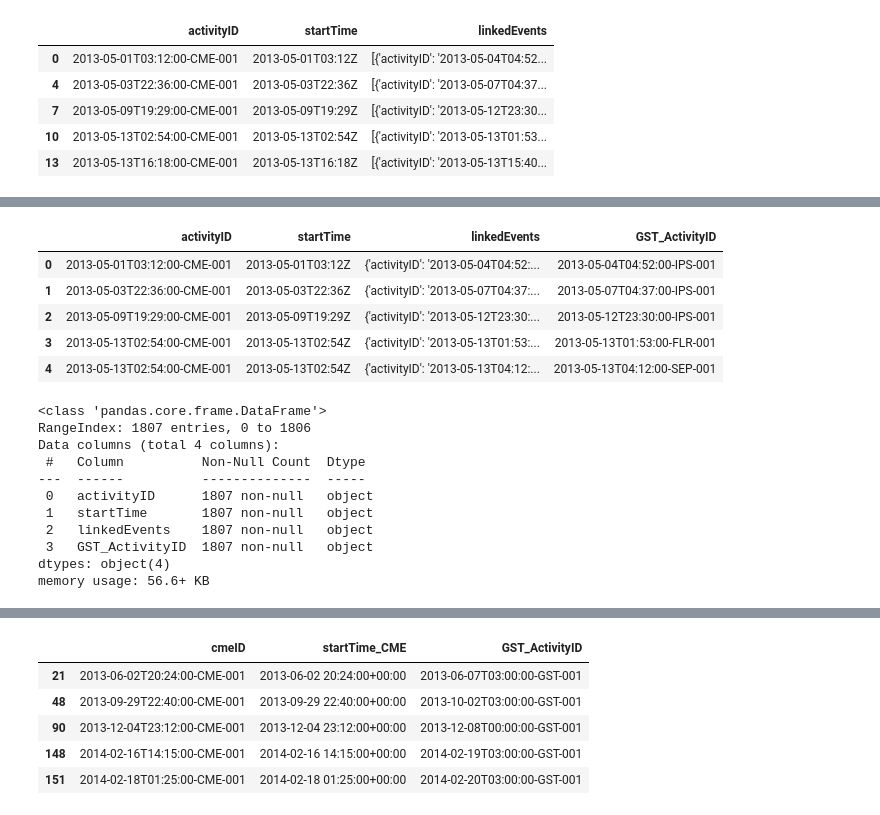
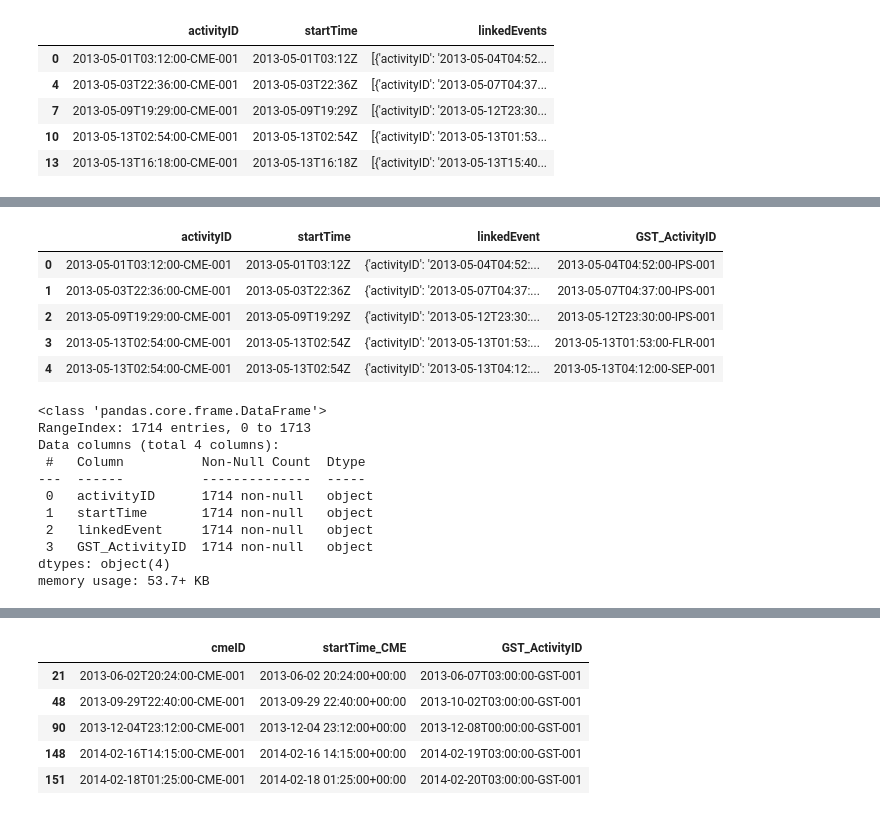
Before and after one commit to Birdfeathers/data-sourcing-challenge, a Jupyter notebook: retrieve_data.ipynb, the cells around one changed output, grey strips where cells are left out. Cells and saved outputs as stored; diff of their text form; code cells hidden in the pictures.

```diff
--- a/retrieve_data.ipynb
+++ b/retrieve_data.ipynb
@@ -89,13 +89,16 @@ cme_df.head()
 # and adds the elements individually to a list of dictionaries where each row is one element
 
 # Initialize an empty list to store the expanded rows
-
+expanded_rows = []
 
 # Iterate over each index in the DataFrame
-
+for index, row in cme_df.iterrows():
     # Iterate over each dictionary in the list
-
+    for linkedEvent in row["linkedEvents"]:
         # Append a new dictionary to the expanded_rows list for each dictionary item and corresponding 'activityID' and 'startTime' value
-
+        new_dictionary = {'activityID' : row["activityID"], 'startTime' : row['startTime'], 'linkedEvent' : linkedEvent}
+        expanded_rows.append(new_dictionary)
 # Create a new DataFrame from the expanded rows
+new_df = pd.DataFrame(expanded_rows)
+new_df.head()
 # %% [output]
@@ -109,6 +112,13 @@ cme_df.head()
 # Create a function called extract_activityID_from_dict that takes a dict as input such as in linkedEvents
 # and verify below that it works as expected using one row from linkedEvents as an example
 # Be sure to use a try and except block to handle errors
+def extract_activityID_from_dict(linkedEvent):
+    try:
+        return linkedEvent['activityID']
+    except Exception as e:
+        # Log the error or print it for
+        print("There was an error:")
+        print(e)
 
-        # Log the error or print it for debugging
+print(extract_activityID_from_dict(new_df.iloc[0,2]))
 # %% [output]
@@ -116,8 +126,10 @@ cme_df.head()
 # %%
 # Apply this function to each row in the 'linkedEvents' column (you can use apply() and a lambda function)
 # and create a new column called 'GST_ActivityID' using loc indexer:
+new_df['GST_ActivityID'] = new_df.apply(lambda row: extract_activityID_from_dict(row['linkedEvent']), axis=1)
+new_df.head()
 # %% [output]
-|  | activityID | startTime | linkedEvents | GST_ActivityID |
+|  | activityID | startTime | linkedEvent | GST_ActivityID |
 | 0 | 2013-05-01T03:12:00-CME-001 | 2013-05-01T03:12Z | {'activityID': '2013-05-04T04:52:... | 2013-05-04T04:52:00-IPS-001 |
 | 1 | 2013-05-03T22:36:00-CME-001 | 2013-05-03T22:36Z | {'activityID': '2013-05-07T04:37:... | 2013-05-07T04:37:00-IPS-001 |
 | 2 | 2013-05-09T19:29:00-CME-001 | 2013-05-09T19:29Z | {'activityID': '2013-05-12T23:30:... | 2013-05-12T23:30:00-IPS-001 |
@@ -128,16 +141,17 @@ cme_df.head()
 # %%
 # print out the datatype of each column in this DataFrame:
+new_df.info()
 # %% [output]
 <class 'pandas.core.frame.DataFrame'>
-RangeIndex: 1807 entries, 0 to 1806
+RangeIndex: 1714 entries, 0 to 1713
 Data columns (total 4 columns):
  #   Column          Non-Null Count  Dtype
 ---  ------          --------------  -----
- 0   activityID      1807 non-null   object
- 1   startTime       1807 non-null   object
- 2   linkedEvents    1807 non-null   object
- 3   GST_ActivityID  1807 non-null   object
+ 0   activityID      1714 non-null   object
+ 1   startTime       1714 non-null   object
+ 2   linkedEvent     1714 non-null   object
+ 3   GST_ActivityID  1714 non-null   object
 dtypes: object(4)
-memory usage: 56.6+ KB
+memory usage: 53.7+ KB
 # %%
 # Convert the 'GST_ActivityID' column to string format
```
Also changed, not shown: parts of 12 cells of this notebook.
